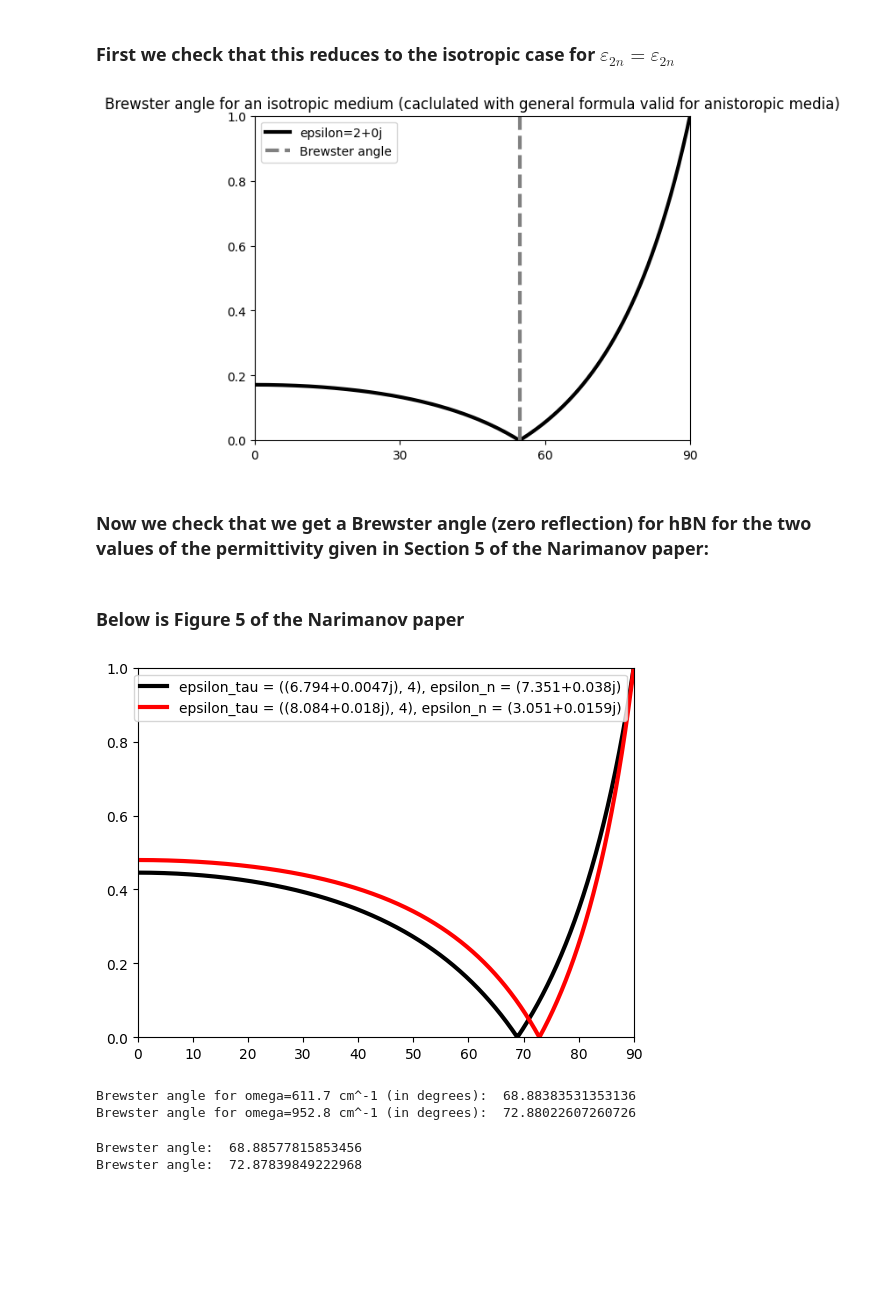
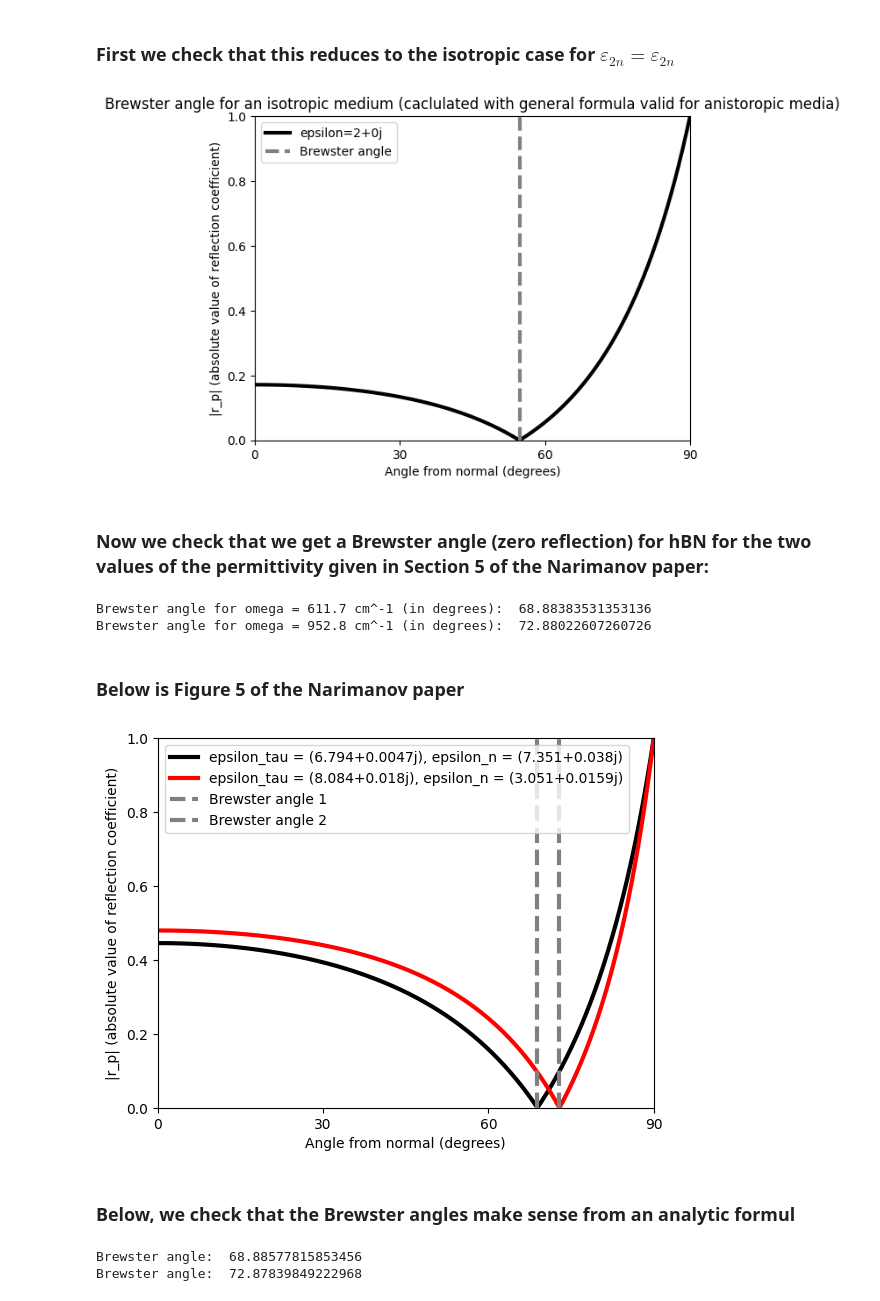
Before and after one commit to AliGhorashiCMT/Coherent-Perfect-Absorption, a Jupyter notebook: thin films/nonlocal_anistropic_brewster.ipynb, the cells around one changed output. Saved outputs shown, nothing was run; the diff lists cells and outputs as text; code cells hidden in the pictures; blank space fills up the shorter version.

Commit message:
nonlocal brewster

```diff
--- a/thin films/nonlocal_anistropic_brewster.ipynb
+++ b/thin films/nonlocal_anistropic_brewster.ipynb
@@ -167,14 +157,16 @@ brewster_angle = angles[np.argmin(r_p_v_no_loss)]
 # %%
 plt.plot(angles, r_p_v_no_loss, color="black", label="epsilon=2+0j", linewidth=3)
 plt.vlines([brewster_angle], 0, 1, color="Grey", linestyle="dashed", linewidth=3, label="Brewster angle")
 plt.ylim(0, 1)
 plt.xlim(0, 90)
 plt.legend();
 plt.yticks(linspace(0, 1, 6))
 plt.xticks(linspace(0, 90, 4))
+plt.xlabel("Angle from normal (degrees)")
+plt.ylabel("|r_p| (absolute value of reflection coefficient)")
 plt.title("Brewster angle for an isotropic medium (caclulated with general formula valid for anistoropic media)");
 # %% [output]
-[figure, old version]
+[figure, new version]
 # %% [markdown]
 ### Now we check that we get a Brewster angle (zero reflection) for hBN for the two values of the permittivity given in Section 5 of the Narimanov paper:
 # %%
@@ -188,25 +180,33 @@ N = 10000
 angles = np.linspace(1e-4, 90-1e-4, N) # We avoid theta = 0 since we are diving by tangent in the above
 r_p_v_hbn_1 = r_p_anisotropic(epsilon_tau_1_hbn, epsilon_n_1_hbn, angles*pi/180) # For angular frequency of 611.7 cm^-1
 r_p_v_hbn_2 = r_p_anisotropic(epsilon_tau_2_hbn, epsilon_n_2_hbn, angles*pi/180) # For angular frequency of 952.8 cm^-1
+
+brewster_angle_hbn_1 = angles[np.argmin(r_p_v_hbn_1)]
+print("Brewster angle for omega = 611.7 cm^-1 (in degrees): ", brewster_angle_hbn_1)
+
+brewster_angle_hbn_2 = angles[np.argmin(r_p_v_hbn_2)]
+print("Brewster angle for omega = 952.8 cm^-1 (in degrees): ", brewster_angle_hbn_2)
+# %% [output]
+Brewster angle for omega = 611.7 cm^-1 (in degrees):  68.88383531353136
+Brewster angle for omega = 952.8 cm^-1 (in degrees):  72.88022607260726
 # %% [markdown]
 ### Below is Figure 5 of the Narimanov paper
 # %%
-plt.plot(angles, r_p_v_hbn_1, color="black", label=f"epsilon_tau = {epsilon_tau_1, digits}, epsilon_n = {epsilon_n_1}", linewidth=3)
-plt.plot(angles, r_p_v_hbn_2, color="red", label=f"epsilon_tau = {epsilon_tau_2, digits}, epsilon_n = {epsilon_n_2}", linewidth=3)
+plt.plot(angles, r_p_v_hbn_1, color="black", label=f"epsilon_tau = {epsilon_tau_1_hbn}, epsilon_n = {epsilon_n_1_hbn}", linewidth=3)
+plt.plot(angles, r_p_v_hbn_2, color="red", label=f"epsilon_tau = {epsilon_tau_2_hbn}, epsilon_n = {epsilon_n_2_hbn}", linewidth=3)
+plt.vlines([brewster_angle_hbn_1], 0, 90, color="Grey", label="Brewster angle 1", linewidth=3, linestyle="dashed")
+plt.vlines([brewster_angle_hbn_2], 0, 90, color="Grey", label="Brewster angle 2", linewidth=3, linestyle="dashed")
+plt.yticks(linspace(0, 1, 6))
+plt.xticks(linspace(0, 90, 4))
+plt.xlabel("Angle from normal (degrees)")
+plt.ylabel("|r_p| (absolute value of reflection coefficient)")
 plt.ylim(0, 1)
 plt.xlim(0, 90)
 plt.legend();
 # %% [output]
-[figure, old version]
+[figure, new version]
-# %%
-brewster_angle_hbn_1 = angles[np.argmin(r_p_v_hbn_1)]
-print("Brewster angle for omega=611.7 cm^-1 (in degrees): ", brewster_angle_hbn_1)
-
-brewster_angle_hbn_2 = angles[np.argmin(r_p_v_hbn_2)]
-print("Brewster angle for omega=952.8 cm^-1 (in degrees): ", brewster_angle_hbn_2)
-# %% [output]
-Brewster angle for omega=611.7 cm^-1 (in degrees):  68.88383531353136
-Brewster angle for omega=952.8 cm^-1 (in degrees):  72.88022607260726
+# %% [markdown]
+### Below, we check that the Brewster angles make sense from an analytic formul
 # %%
 for (epsilon_n, epsilon_tau) in zip((epsilon_n_1_hbn, epsilon_n_2_hbn), (epsilon_tau_1_hbn, epsilon_tau_2_hbn)):
     k_tau_sqrd = epsilon_n * (1-epsilon_tau)/(1-epsilon_n*epsilon_tau)
```
Also changed, not shown: parts of 23 cells of this notebook.
